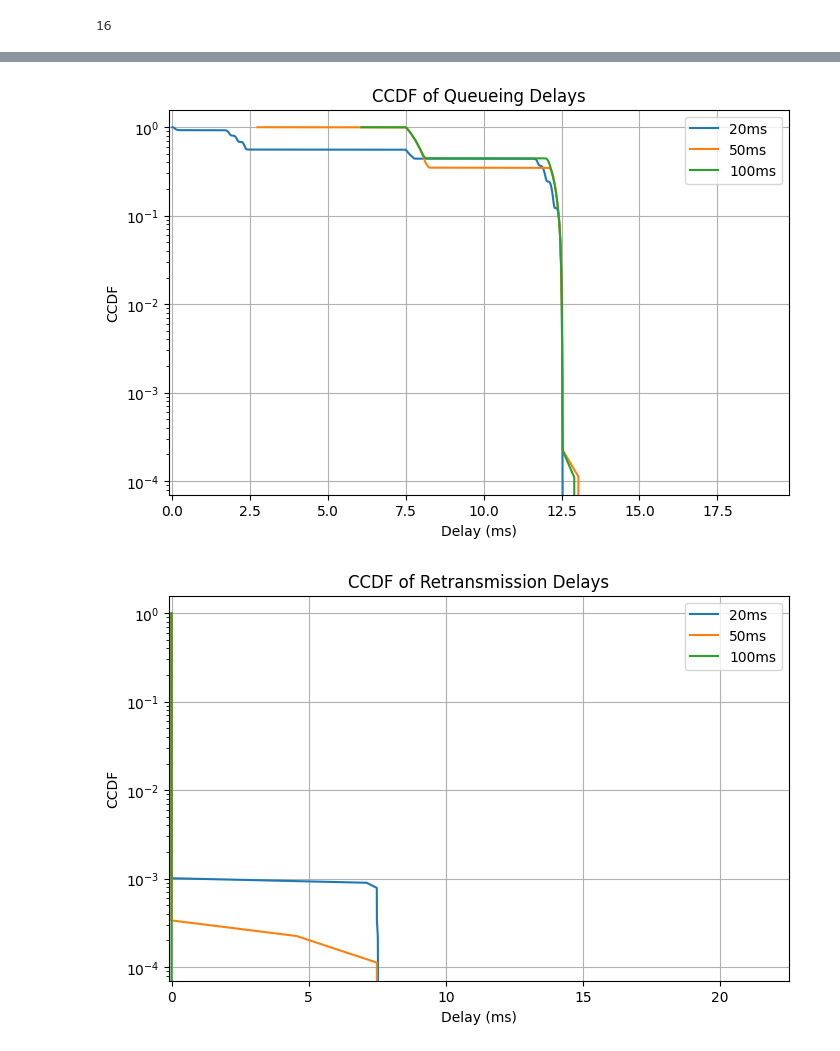
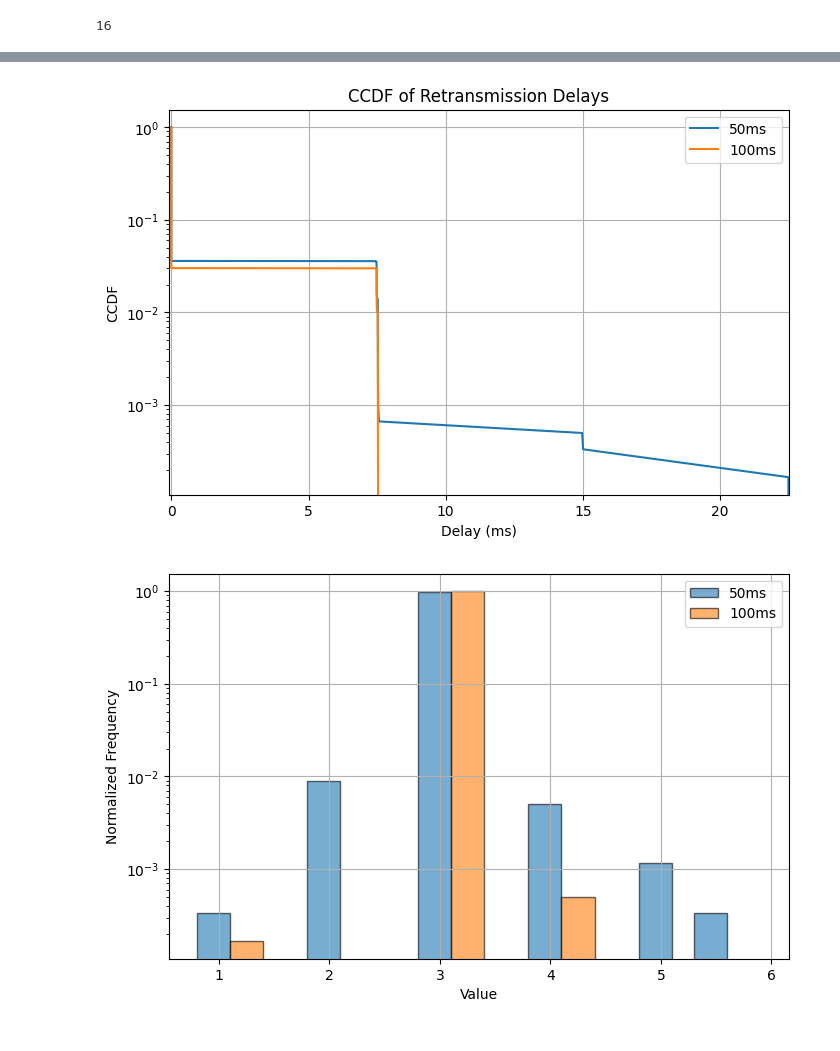
Before and after one commit to gourav-prateek-sharma/meas-visualization, a Jupyter notebook: plots.ipynb, the cells around one changed output, grey strips where cells are left out. Saved outputs shown, nothing was run; the diff lists cells and outputs as text; code cells hidden in the pictures.

Commit message:
combined plots

```diff
--- a/plots.ipynb
+++ b/plots.ipynb
@@ -32,5 +37,6 @@ logger.add(sys.stdout, level="ERROR")
 # %%
-MEAS_DIR = '../meas-oai5g/'
-MEAS_LABEL = 's33'
+MEAS_DIR = '../S1-meas/'
+MEAS_LABEL = 's27'
 DB_FILE = MEAS_DIR+MEAS_LABEL+'/'+'res_db.sql'
 PLOTS_DIR = './plots/'+MEAS_LABEL+'/'
+DATA_DIR = './data/'+MEAS_LABEL+'/'
@@ -37 +45,3 @@ PLOTS_DIR = './plots/'+MEAS_LABEL+'/'
+# %%
+IMPORT_FROM_JSON=True
 # %%
@@ -175,5 +271,8 @@ plt.savefig(f"{PLOTS_DIR}ran_delay_wo_scheduling_timeseries.png", dpi=300, bbox_
 # %%
 ### combine plots
-MEAS_LABELS = ['s33', 's32', 's34']
-LABELS = ['20ms', '50ms', '100ms']
+MEAS_DIR = '../S1-meas/'
+MEAS_LABELS = ['s9', 's10']
+LABELS = ['50ms', '100ms']
 DB_FILES = [ MEAS_DIR+MEAS_LABEL+'/'+'res_db.sql' for MEAS_LABEL in MEAS_LABELS]  # Add more DB files as needed
+# %%
+IMPORT_FROM_JSON=True
@@ -296,12 +453,12 @@ for DB_FILE in DB_FILES:
 # %%
 # Ensure the PLOTS_DIR exists
-PLOTS_DIR = "./plots/combined/"
+PLOTS_DIR = "./plots/combined_s23_s24/"
 if not os.path.exists(PLOTS_DIR):
     os.makedirs(PLOTS_DIR)
 
 # Skip constants
 SKIP_FIRST = 1000
-SKIP_LAST = 100
+SKIP_LAST = 3000
 
 # Initialize lists to store delay data from all DB files for each delay type
 e2e_delays_per_db = []
@@ -312,10 +469,13 @@ ran_delays_wo_frame_alignment_delay_per_db = []
 ran_delays_wo_scheduling_delay_per_db = []
 queueing_delays_per_db = []
 retx_delays_per_db = []
+segmentation_delays_per_db = []
+mcs_per_db = []
+segments_per_db = []
 
 # Collect delay data from each DB file
 for idx, delays in enumerate(delays_data):
-    e2e_delays_per_db.append(delays['e2e_delays'][SKIP_FIRST:-SKIP_LAST])
+    #e2e_delays_per_db.append(delays['e2e_delays'][SKIP_FIRST:-SKIP_LAST])
     ran_delays_per_db.append(delays['ran_delays'][SKIP_FIRST:-SKIP_LAST])
     scheduling_delays_per_db.append(delays['scheduling_delays'][SKIP_FIRST:-SKIP_LAST])
     frame_alignment_delays_per_db.append(delays['frame_alignment_delays'][SKIP_FIRST:-SKIP_LAST])
@@ -323,12 +483,16 @@ for idx, delays in enumerate(delays_data):
     ran_delays_wo_scheduling_delay_per_db.append(delays['ran_delays_wo_scheduling_delay'][SKIP_FIRST:-SKIP_LAST])
     queueing_delays_per_db.append(delays['queueing_delays'][SKIP_FIRST:-SKIP_LAST])
     retx_delays_per_db.append(delays['retx_delays'][SKIP_FIRST:-SKIP_LAST])
+    segmentation_delays_per_db.append(delays['segmentation_delays'][SKIP_FIRST:-SKIP_LAST])
+    mcs_per_db.append(delays['mcs'][SKIP_FIRST:-SKIP_LAST])
+    segments_per_db.append(delays['segments'][SKIP_FIRST:-SKIP_LAST])
+
 
 # Plot E2E Delays for all DB files on the same axis
-fig, ax = plt.subplots(figsize=(8, 5))
-plot_multiple_ccdf_per_delay_type(e2e_delays_per_db, 'E2E Delays', ax, labels=LABELS)
-plt.savefig(f"{PLOTS_DIR}e2e_delays_combined_ccdf_plot.png", dpi=300, bbox_inches='tight')
-plt.show()
+# fig, ax = plt.subplots(figsize=(8, 5))
+# plot_multiple_ccdf_per_delay_type(e2e_delays_per_db, 'E2E Delays', ax, labels=LABELS)
+# plt.savefig(f"{PLOTS_DIR}e2e_delays_combined_ccdf_plot.png", dpi=300, bbox_inches='tight')
+# plt.show()
 
 # Plot RAN Delays for all DB files on the same axis
 fig, ax = plt.subplots(figsize=(8, 5))
@@ -371,4 +535,16 @@ fig, ax = plt.subplots(figsize=(8, 5))
 plot_multiple_ccdf_per_delay_type(retx_delays_per_db, 'Retransmission Delays', ax, labels=LABELS)
 plt.savefig(f"{PLOTS_DIR}retx_delays_combined_ccdf_plot.png", dpi=300, bbox_inches='tight')
 plt.show()
+
+# plot segments histograms
+fig, ax = plt.subplots(figsize=(8, 5))
+plot_multiple_histograms(segments_per_db, ax, labels=LABELS, y_log=True, bins=10, outlier=None)
+plt.savefig(f"{PLOTS_DIR}segments_hist_plot.png", dpi=300, bbox_inches='tight')
+plt.show()
+
+# plot mcs histograms
+fig, ax = plt.subplots(figsize=(8, 5))
+plot_multiple_histograms(mcs_per_db, ax, labels=LABELS, y_log=True, bins=20, outlier=None)
+plt.savefig(f"{PLOTS_DIR}mcs_hist_plot.png", dpi=300, bbox_inches='tight')
+plt.show()
 # %% [output]
@@ -381,2 +557,2 @@ plt.show()
-[figure, old version]
+[figure, new version]
-[figure, old version]
+[figure, new version]
```
Also changed, not shown: parts of 26 cells of this notebook, 3 other files.
